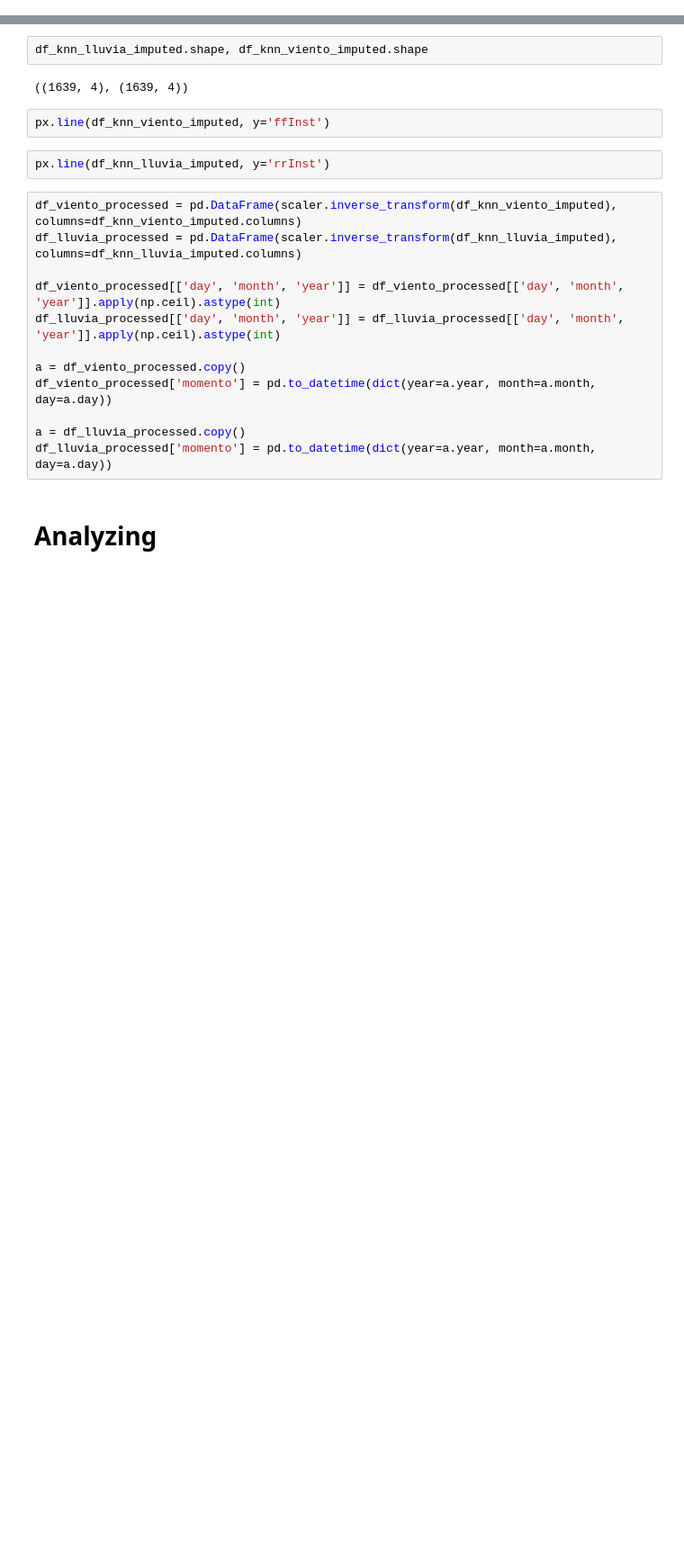
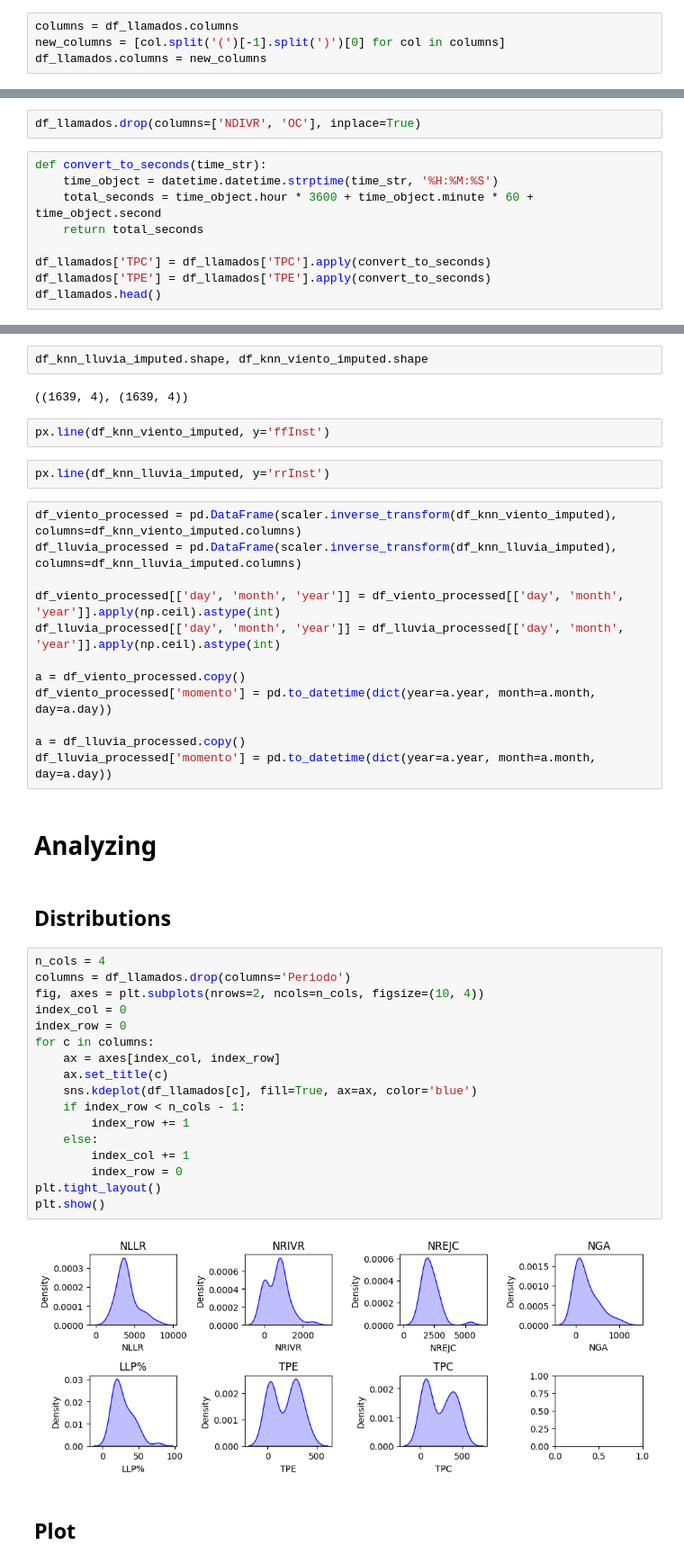
Before and after one commit to sebastiantare/climateimpactelectricanalysis, a Jupyter notebook: Notebook.ipynb, the cells around one changed output, grey strips where cells are left out. Shown at 90% size. Drawn from its saved outputs; the diff is of its cells as text; blank space fills up the shorter version.

Commit message:
more plots

```diff
--- a/Notebook.ipynb
+++ b/Notebook.ipynb
@@ -41,0 +60,4 @@ df_llamados.head()
+# %%
+columns = df_llamados.columns
+new_columns = [col.split('(')[-1].split(')')[0] for col in columns]
+df_llamados.columns = new_columns
@@ -41,0 +73,11 @@ df_llamados.head()
+# %%
+df_llamados.drop(columns=['NDIVR', 'OC'], inplace=True)
+# %%
+def convert_to_seconds(time_str):
+    time_object = datetime.datetime.strptime(time_str, '%H:%M:%S')
+    total_seconds = time_object.hour * 3600 + time_object.minute * 60 + time_object.second
+    return total_seconds
+
+df_llamados['TPC'] = df_llamados['TPC'].apply(convert_to_seconds)
+df_llamados['TPE'] = df_llamados['TPE'].apply(convert_to_seconds)
+df_llamados.head()
@@ -231,4 +295,27 @@ a = df_lluvia_processed.copy()
 df_lluvia_processed['momento'] = pd.to_datetime(dict(year=a.year, month=a.month, day=a.day))
 # %% [markdown]
 # Analyzing
+# %% [markdown]
+## Distributions
+# %%
+n_cols = 4
+columns = df_llamados.drop(columns='Periodo')
+fig, axes = plt.subplots(nrows=2, ncols=n_cols, figsize=(10, 4))
+index_col = 0
+index_row = 0
+for c in columns:
+    ax = axes[index_col, index_row]
+    ax.set_title(c)
+    sns.kdeplot(df_llamados[c], fill=True, ax=ax, color='blue')
+    if index_row < n_cols - 1:
+        index_row += 1
+    else:
+        index_col += 1
+        index_row = 0
+plt.tight_layout()
+plt.show()
+# %% [output]
+[figure, added]
+# %% [markdown]
+## Plot
 # %%
```
Also changed, not shown: parts of 31 cells of this notebook.
